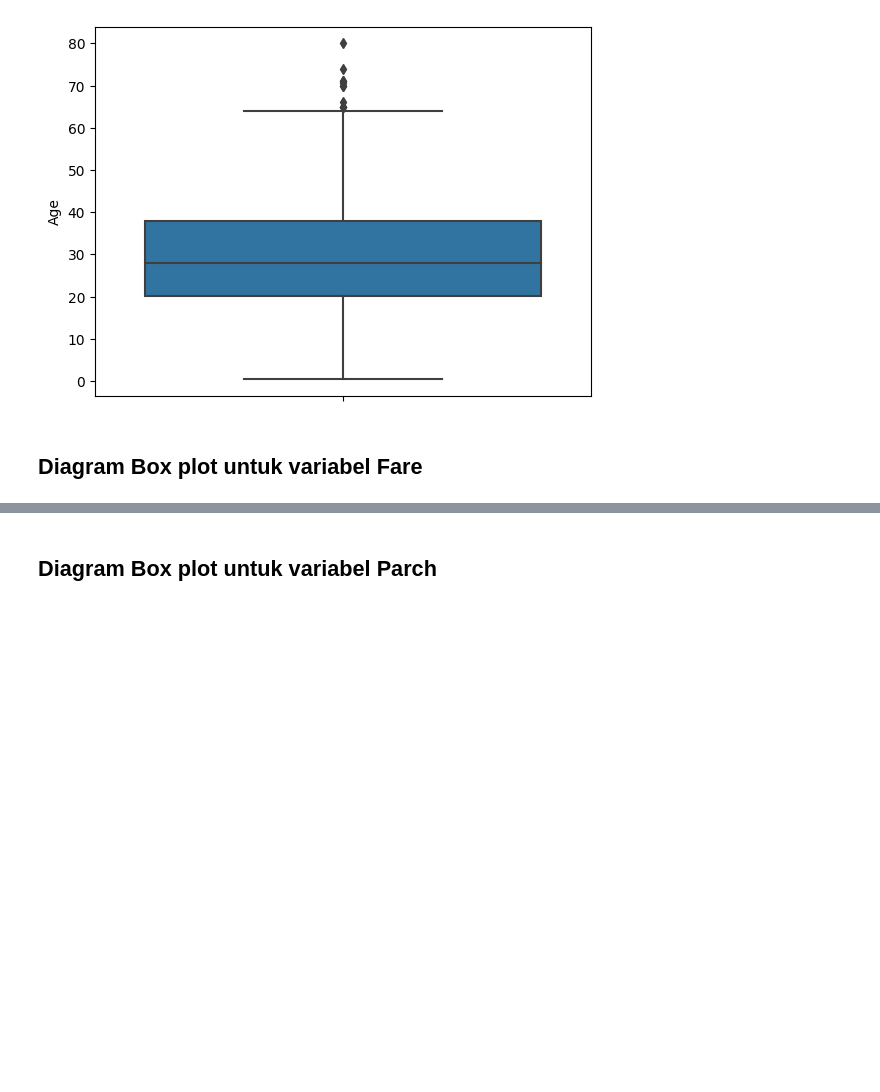
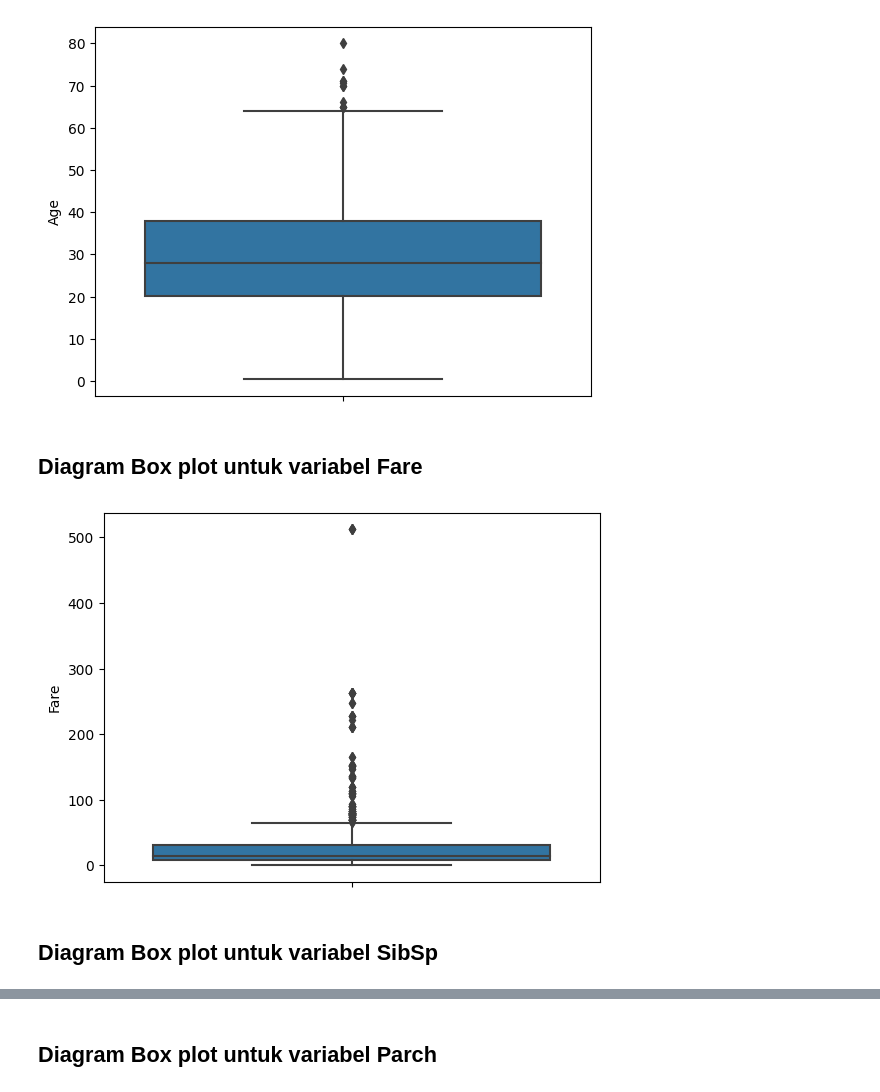
Before and after one commit to stevensa1/Steven-Data-Analyst-Assigments, a Jupyter notebook: Tugas 7 8/Topik 7 8 - Steven Soewignjo.ipynb, the cells around one changed output, grey strips where cells are left out. Saved outputs shown, nothing was run; the diff lists cells and outputs as text; code cells hidden in the pictures; blank space fills up the shorter version.

```diff
--- a/Tugas 7 8/Topik 7 8 - Steven Soewignjo.ipynb
+++ b/Tugas 7 8/Topik 7 8 - Steven Soewignjo.ipynb
@@ -240,6 +240,13 @@ plt.show()
 [figure]
 # %% [markdown]
 ## Diagram Box plot untuk variabel Fare
+# %%
+ax = sns.boxplot(y = 'Fare', data = df_num)
+plt.show()
+# %% [output]
+[figure, added]
+# %% [markdown]
+## Diagram Box plot untuk variabel SibSp
 # %%
 ax = sns.boxplot(y = 'SibSp', data = df_num)
 plt.show()
```
Also changed, not shown: parts of 2 cells of this notebook.
